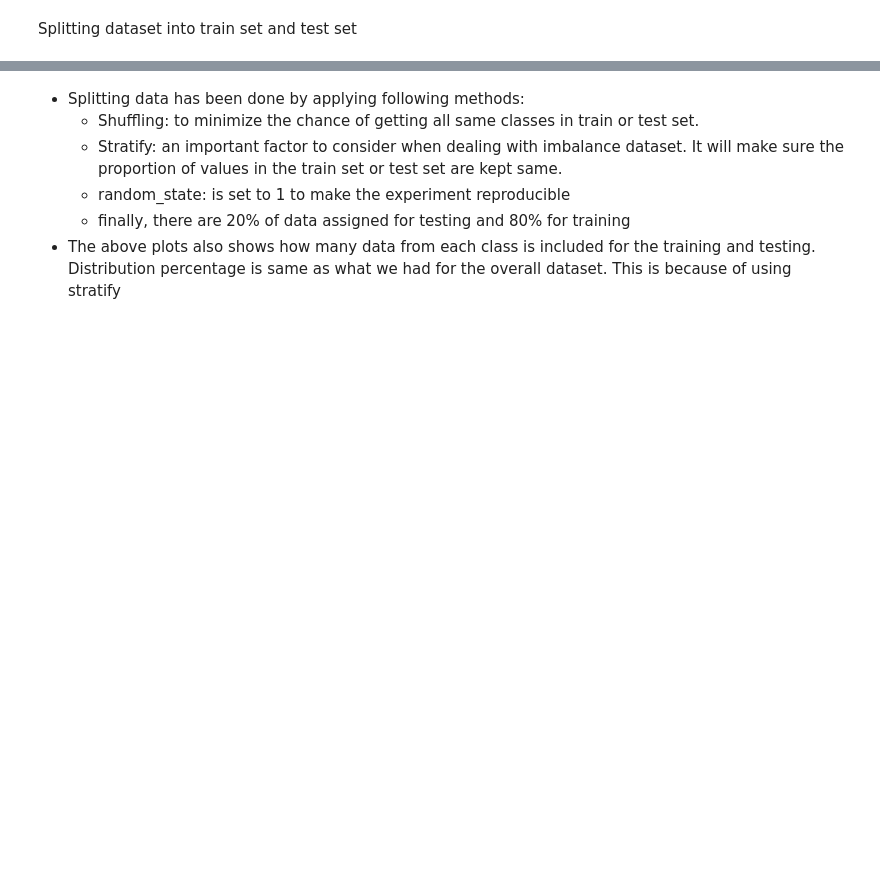
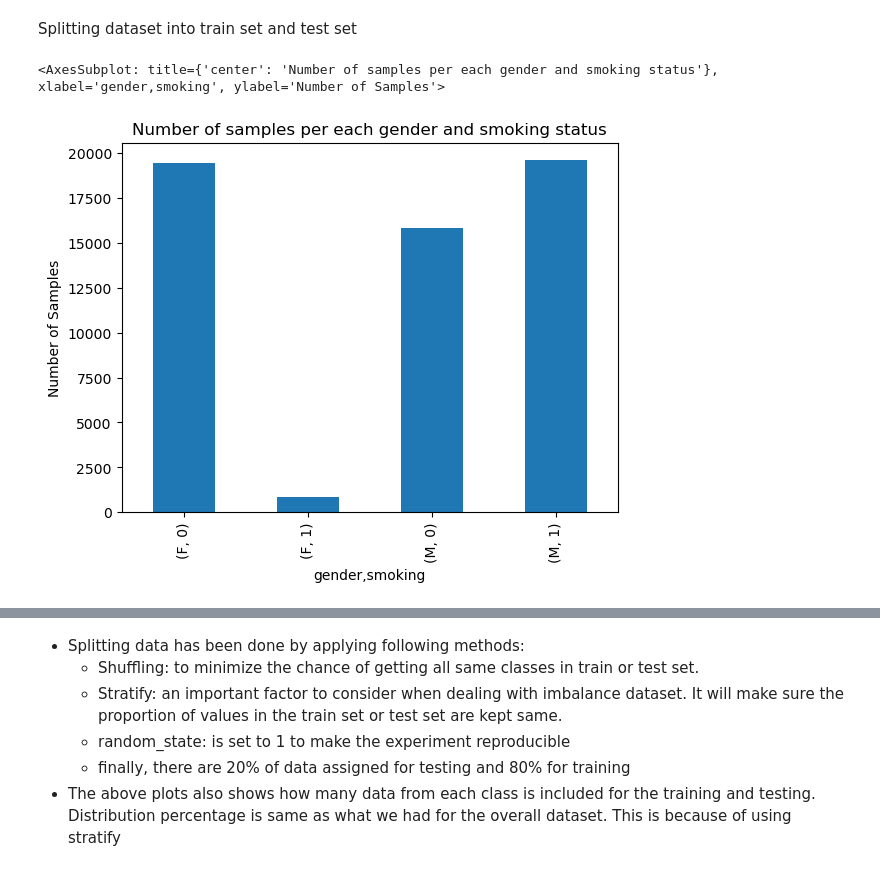
Before and after one commit to omid-taghipour/Smoker-prediction-ML, a Jupyter notebook: experiments.ipynb, the cells around one changed output, grey strips where cells are left out. Saved outputs shown, nothing was run; the diff lists cells and outputs as text; code cells hidden in the pictures; blank space fills up the shorter version.

```diff
--- a/experiments.ipynb
+++ b/experiments.ipynb
@@ -347,3 +373,10 @@ Length: 55692, dtype: int64
 Splitting dataset into train set and test set
 # %%
 X_train, X_test, y_train, y_test = train_test_split(X, y, test_size=0.2, shuffle=True, stratify=y, random_state=1)
+# %%
+(data.groupby(['gender', 'smoking']).size()).plot(kind='bar',
+                                                        title='Number of samples per each gender and smoking status',
+                                                        ylabel='Number of Samples')
+# %% [output]
+<AxesSubplot: title={'center': 'Number of samples per each gender and smoking status'}, xlabel='gender,smoking', ylabel='Number of Samples'>
+[figure, added]
```
Also changed, not shown: parts of 77 cells of this notebook.
